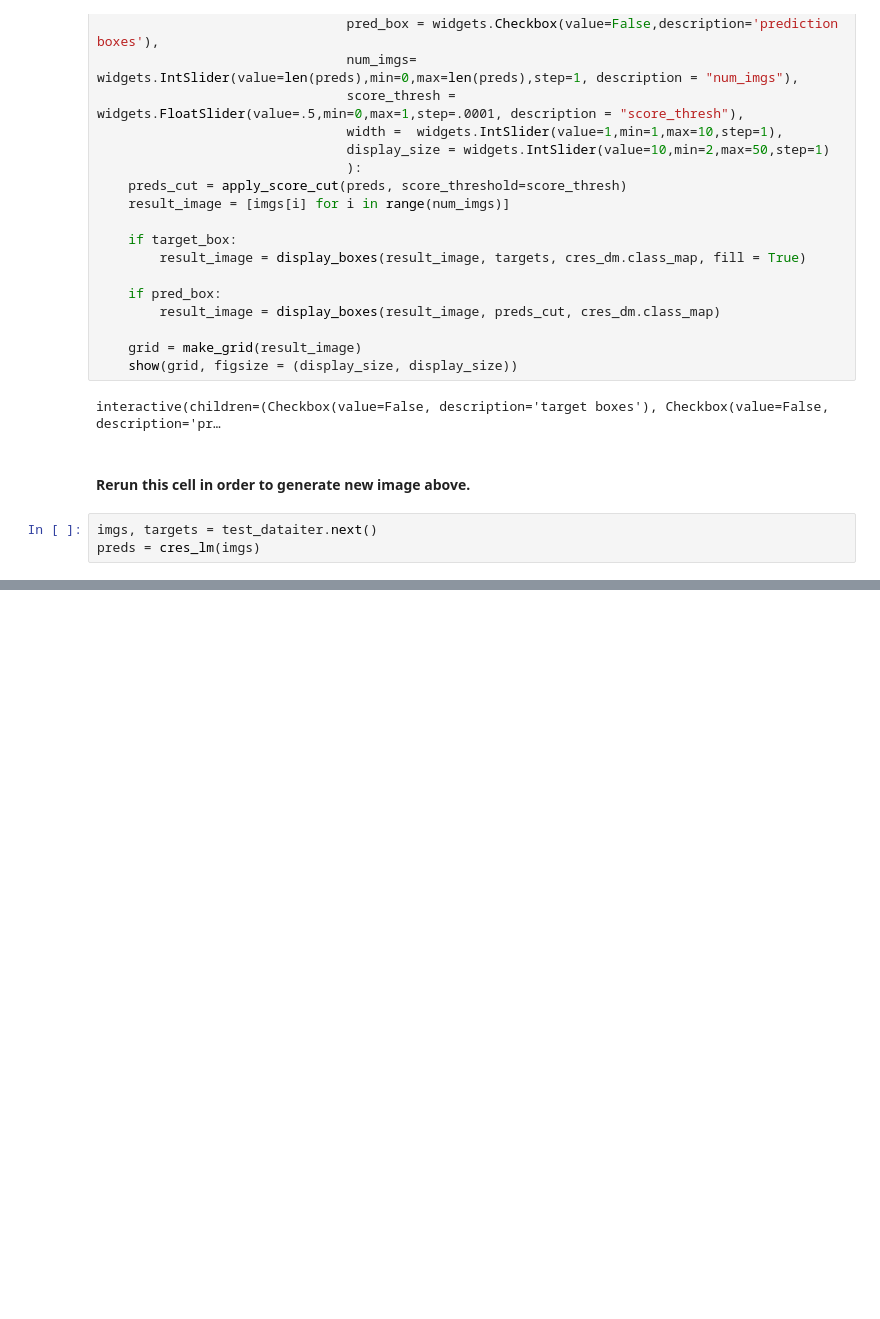
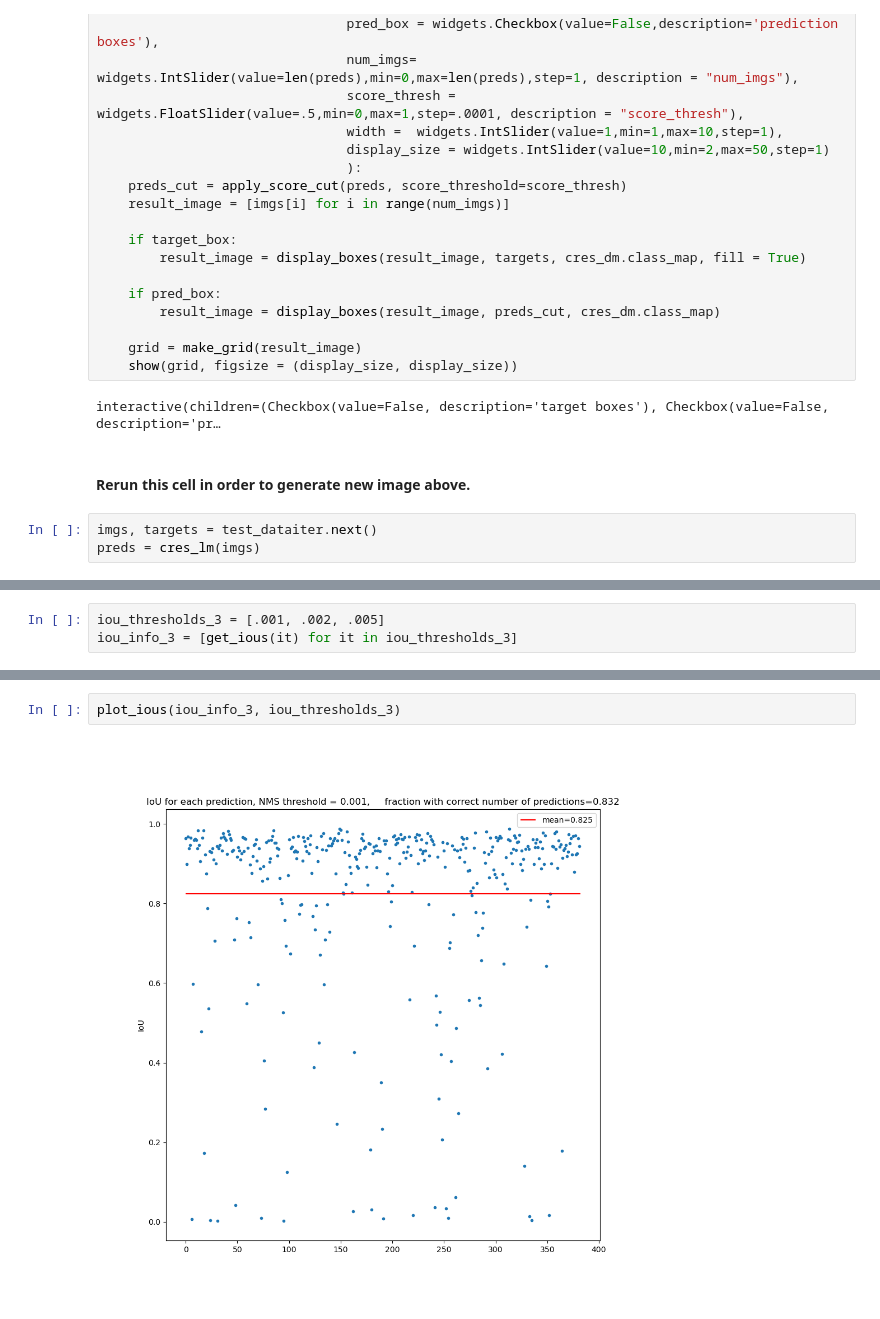
Before and after one commit to wdegraw93/he6-cres-deep-learning, a Jupyter notebook: fasterRCNN/model_interpretation.ipynb, the cells around one changed output, grey strips where cells are left out. Drawn from its saved outputs; the diff is of its cells as text; blank space fills up the shorter version.

```diff
--- a/fasterRCNN/model_interpretation.ipynb
+++ b/fasterRCNN/model_interpretation.ipynb
@@ -315,0 +353,3 @@ On image 0
+# %%
+iou_thresholds_3 = [.001, .002, .005]
+iou_info_3 = [get_ious(it) for it in iou_thresholds_3]
@@ -315,0 +372,4 @@ On image 0
+# %%
+plot_ious(iou_info_3, iou_thresholds_3)
+# %% [output]
+[figure, added]
```
Also changed, not shown: parts of 26 cells of this notebook, 2 other files.
